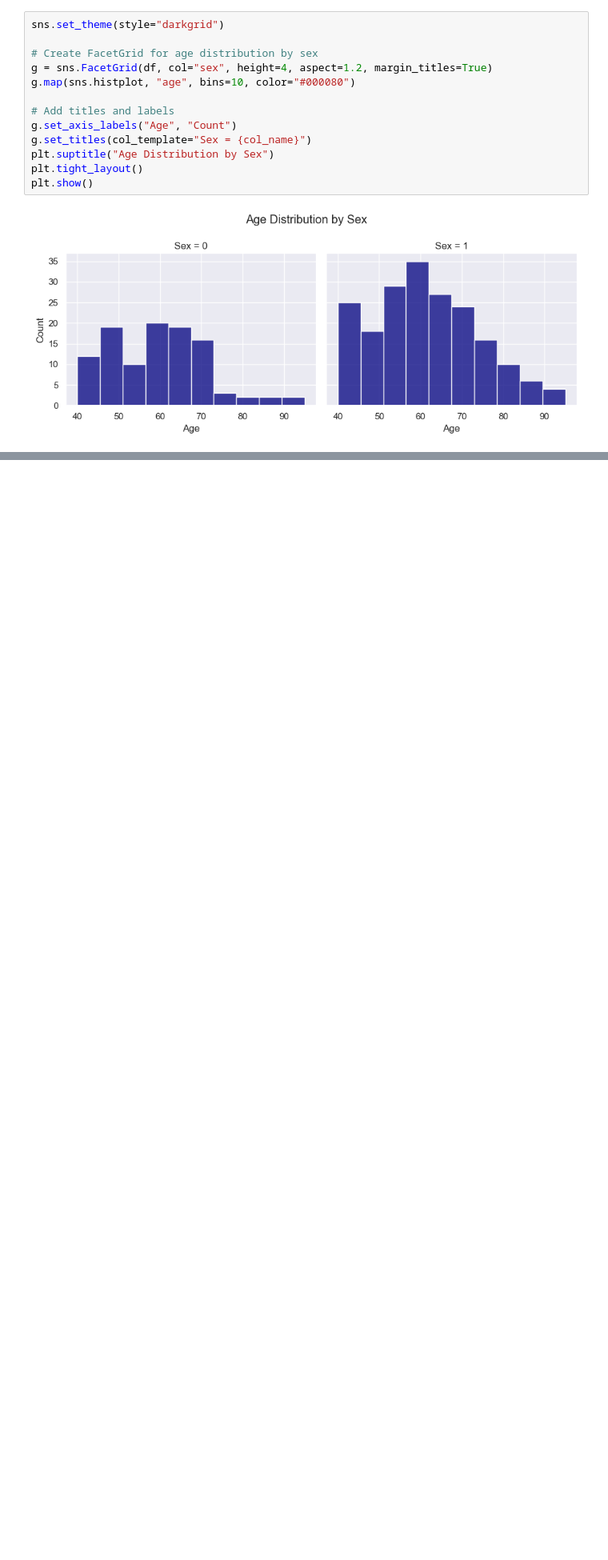
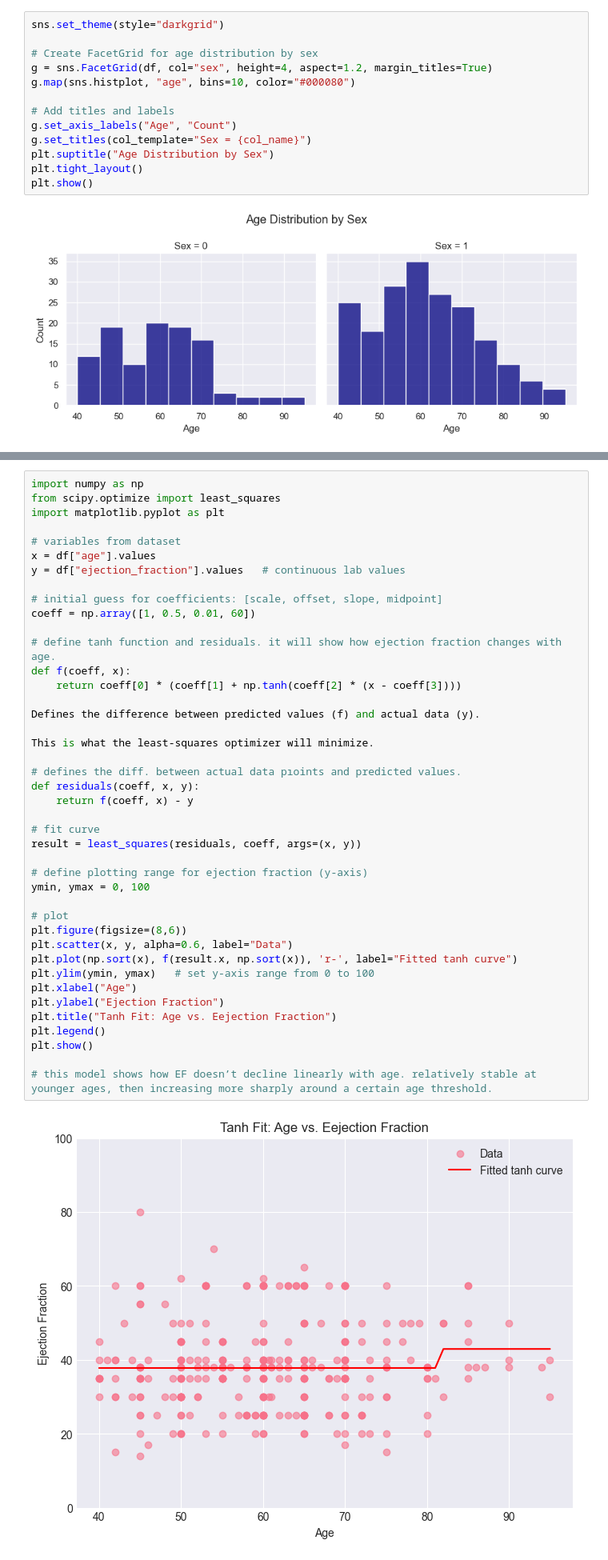
Before and after one commit to melisozvv/heartattackprediction, a Jupyter notebook: HeartAttackPrediction.ipynb, the cells around one changed output, grey strips where cells are left out. Shown at 80% size. Cells and saved outputs as stored; diff of their text form; blank space fills up the shorter version.

```diff
--- a/HeartAttackPrediction.ipynb
+++ b/HeartAttackPrediction.ipynb
@@ -244,0 +262,44 @@ fit coefficients: [ 1.004 -0.999  0.504 -1.498  1.998  4.998]
+# %%
+import numpy as np
+from scipy.optimize import least_squares
+import matplotlib.pyplot as plt
+
+# variables from dataset
+x = df["age"].values
+y = df["ejection_fraction"].values   # continuous lab values
+
+# initial guess for coefficients: [scale, offset, slope, midpoint]
+coeff = np.array([1, 0.5, 0.01, 60])
+
+# define tanh function and residuals. it will show how ejection fraction changes with age.
+def f(coeff, x):
+    return coeff[0] * (coeff[1] + np.tanh(coeff[2] * (x - coeff[3])))
+
+Defines the difference between predicted values (f) and actual data (y).
+
+This is what the least‑squares optimizer will minimize.
+
+# defines the diff. between actual data pıoints and predicted values.
+def residuals(coeff, x, y):
+    return f(coeff, x) - y
+
+# fit curve
+result = least_squares(residuals, coeff, args=(x, y))
+
+# define plotting range for ejection fraction (y-axis)
+ymin, ymax = 0, 100
+
+# plot
+plt.figure(figsize=(8,6))
+plt.scatter(x, y, alpha=0.6, label="Data")
+plt.plot(np.sort(x), f(result.x, np.sort(x)), 'r-', label="Fitted tanh curve")
+plt.ylim(ymin, ymax)   # set y-axis range from 0 to 100
+plt.xlabel("Age")
+plt.ylabel("Ejection Fraction")
+plt.title("Tanh Fit: Age vs. Eejection Fraction")
+plt.legend()
+plt.show()
+
+# this model shows how EF doesn’t decline linearly with age. relatively stable at younger ages, then increasing more sharply around a certain age threshold.
+# %% [output]
+[figure, added]
```
Also changed, not shown: parts of 3 cells of this notebook.
